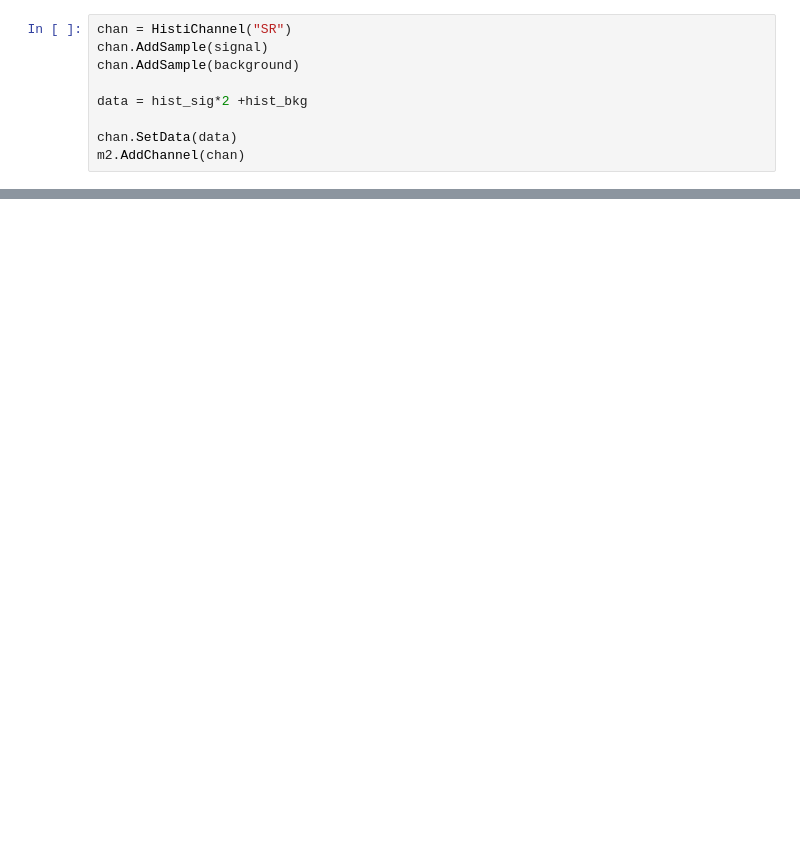
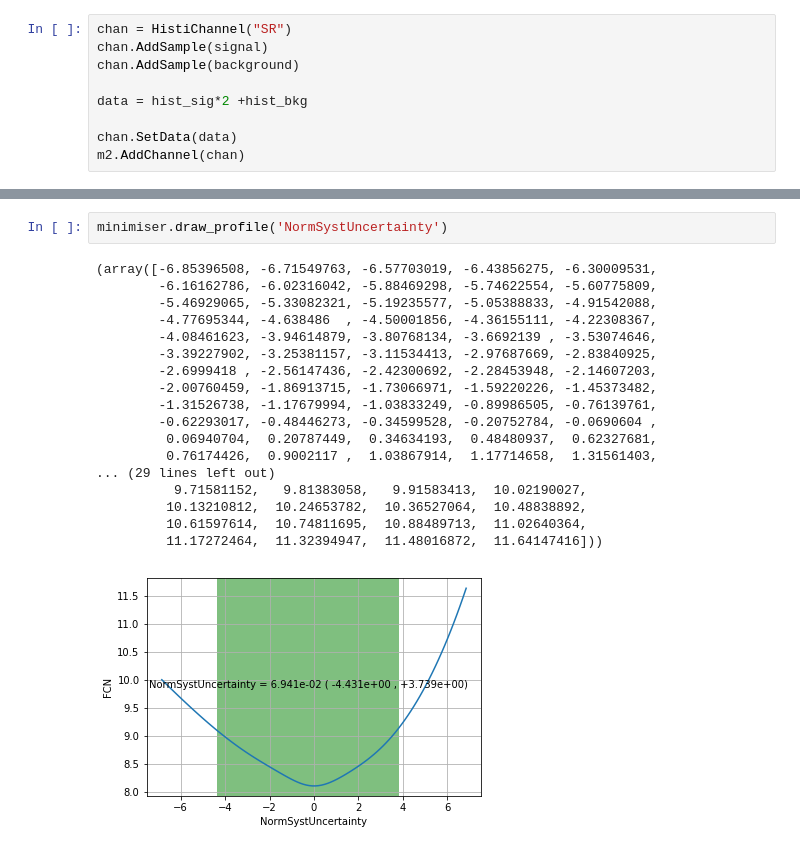
Before and after one commit to Histimator/Histimator, a Jupyter notebook: TestingConstraints.ipynb, the cells around one changed output, grey strips where cells are left out. Cells and saved outputs as stored; diff of their text form; blank space fills up the shorter version.

```diff
--- a/TestingConstraints.ipynb
+++ b/TestingConstraints.ipynb
@@ -265,0 +328,21 @@ fcn is called with following arguments:
+# %%
+minimiser.draw_profile('NormSystUncertainty')
+# %% [output]
+(array([-6.85396508, -6.71549763, -6.57703019, -6.43856275, -6.30009531,
+        -6.16162786, -6.02316042, -5.88469298, -5.74622554, -5.60775809,
+        -5.46929065, -5.33082321, -5.19235577, -5.05388833, -4.91542088,
+        -4.77695344, -4.638486  , -4.50001856, -4.36155111, -4.22308367,
+        -4.08461623, -3.94614879, -3.80768134, -3.6692139 , -3.53074646,
+        -3.39227902, -3.25381157, -3.11534413, -2.97687669, -2.83840925,
+        -2.6999418 , -2.56147436, -2.42300692, -2.28453948, -2.14607203,
+        -2.00760459, -1.86913715, -1.73066971, -1.59220226, -1.45373482,
+        -1.31526738, -1.17679994, -1.03833249, -0.89986505, -0.76139761,
+        -0.62293017, -0.48446273, -0.34599528, -0.20752784, -0.0690604 ,
+         0.06940704,  0.20787449,  0.34634193,  0.48480937,  0.62327681,
+         0.76174426,  0.9002117 ,  1.03867914,  1.17714658,  1.31561403,
+... (29 lines left out)
+          9.71581152,   9.81383058,   9.91583413,  10.02190027,
+         10.13210812,  10.24653782,  10.36527064,  10.48838892,
+         10.61597614,  10.74811695,  10.88489713,  11.02640364,
+         11.17272464,  11.32394947,  11.48016872,  11.64147416]))
+[figure, added]
```
Also changed, not shown: parts of 18 cells of this notebook, 3 other files.
